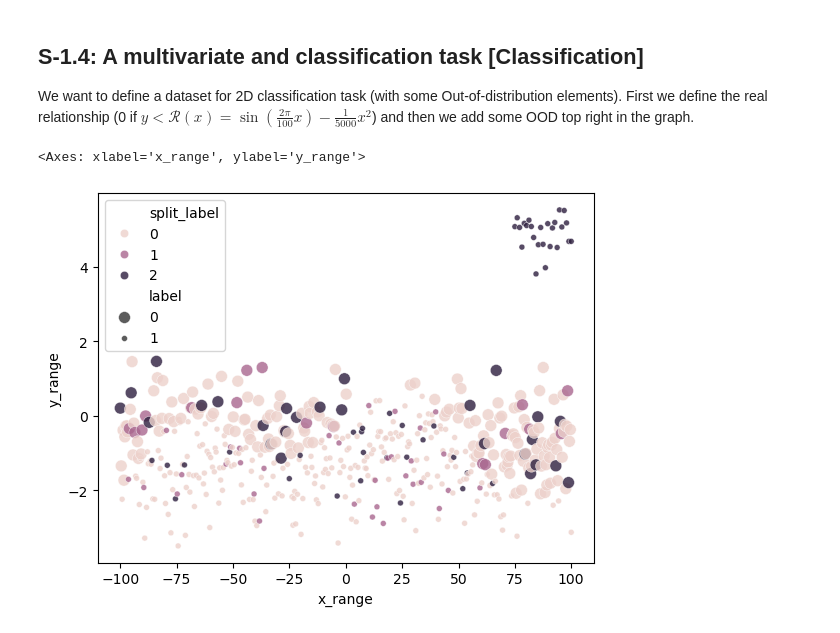
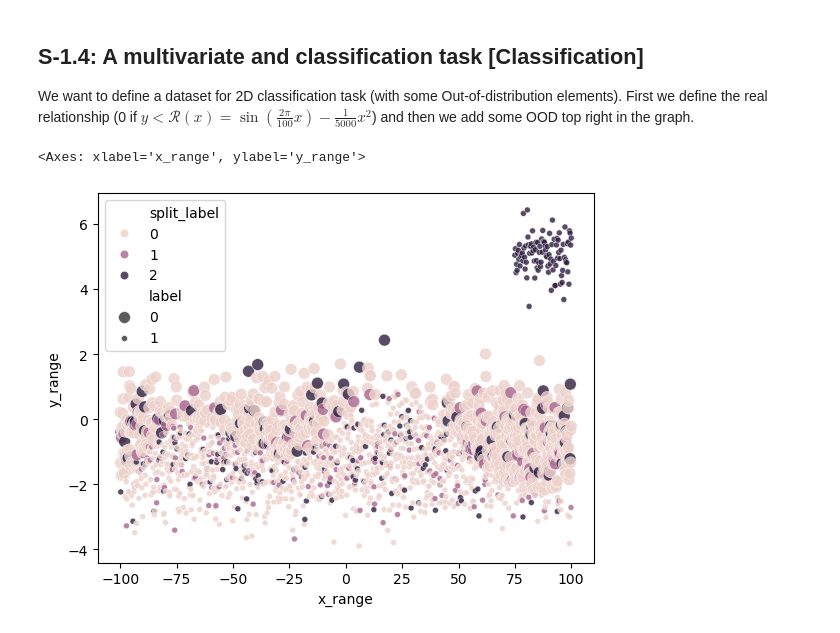
Before and after one commit to GDelCorso/ShedLight_UQ, a Jupyter notebook: Notebook_Jupyter/Step_1_NumericalData.ipynb, the cells around one changed output. Cells and saved outputs as stored; diff of their text form; code cells hidden in the pictures.

```diff
--- a/Notebook_Jupyter/Step_1_NumericalData.ipynb
+++ b/Notebook_Jupyter/Step_1_NumericalData.ipynb
@@ -189,34 +189,34 @@ df_linear.to_csv(path_save, index = False)
 We want to define a dataset for 2D classification task (with some Out-of-distribution elements).
 First we define the real relationship (0 if $y<\mathcal{R}(x) = \sin\left(\frac{2\pi}{100}x\right)-\frac{1}{5000}x^2$) and then we add some OOD top right in the graph.
 # %%
-dataset_size = 500
+dataset_size = 2000
 x_range = np.linspace(-100,100,dataset_size)
 y_range = np.random.randn(x_range.shape[0])-1
 
 label = [1 if y_range[i]<np.sin(2*np.pi*x_range[i]/100)-x_range[i]**2/5000  else 0 for i in range(len(x_range))]
 
 # Define a random split among dataset values (80% Training 0, 10% Validation 1, 10% Test 2)
 split_label = [0]*int(dataset_size*80/100)+[1]*int(dataset_size*10/100)+[2]*int(dataset_size*10/100)
 np.random.seed(1902) # Fix random seed for reorder
 np.random.shuffle(split_label) # Reorder split_label to spread the split labels
 
 # Add some OOD:
 x_additional = np.linspace(75,100,int(dataset_size/20))
 y_additional = np.random.randn(x_additional.shape[0])/2+5
 
 # Append:
 x_range = np.append(x_range, x_additional)
 y_range = np.append(y_range, y_additional)
 split_label = np.append(split_label, [2]*int(dataset_size/20))
 label = np.append(label, [1]*int(dataset_size/20))
 
 # Define the dataframe and save it
 df_linear = pd.DataFrame({"x_range":x_range,"y_range":y_range,"split_label":split_label, "label": label})
 path_save = os.path.join(path_data, "df_classification.csv")
 df_linear.to_csv(path_save, index = False)
 
 # Scatter plot
 sns.scatterplot(data=df_linear, x="x_range", y="y_range", hue="split_label", size = "label", alpha = 0.8)
 # %% [output]
 <Axes: xlabel='x_range', ylabel='y_range'>
-[figure, old version]
+[figure, new version]
```
Also changed, not shown: parts of 1 cell of this notebook, 1 other file.
